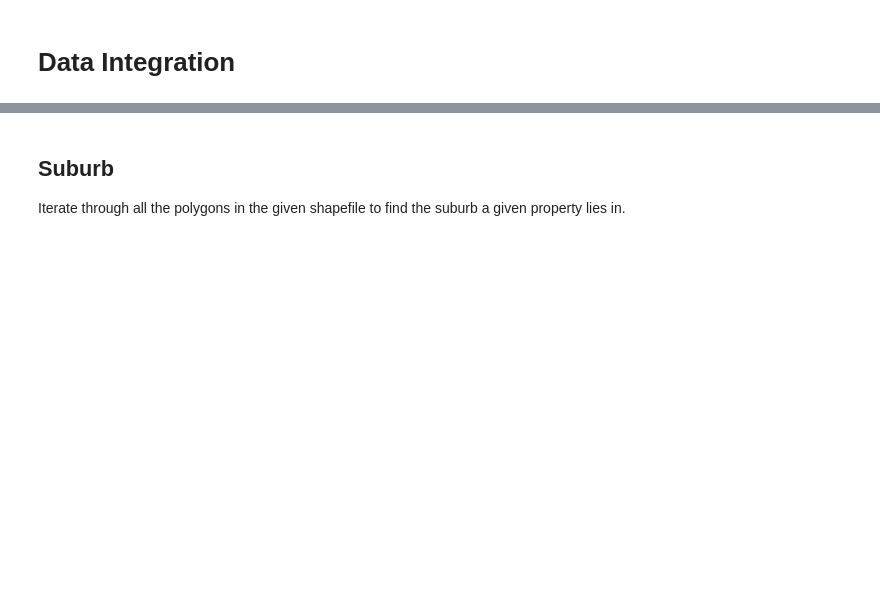
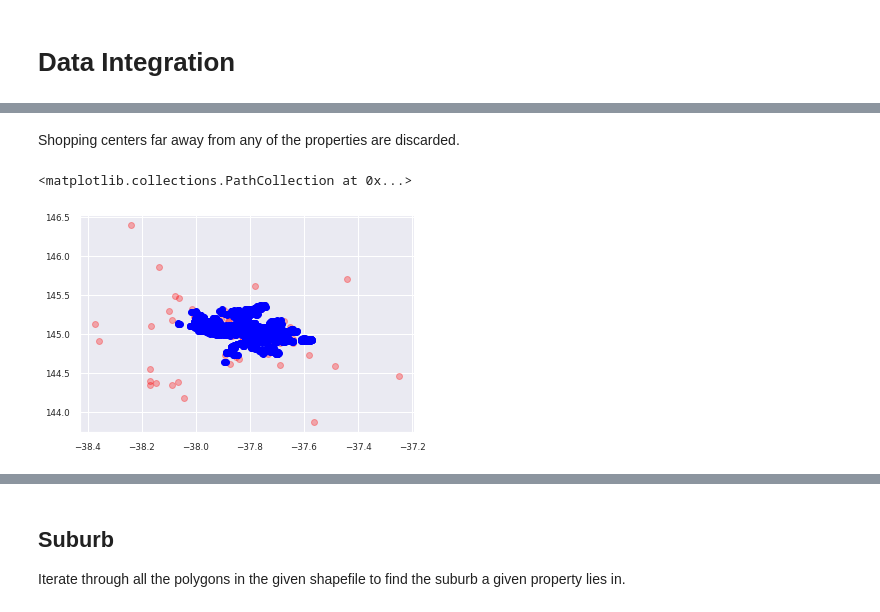
Before and after one commit to saiashirwad/ishan_dw, a Jupyter notebook: A3/A3.ipynb, the cells around one changed output, grey strips where cells are left out. Cells and saved outputs as stored; diff of their text form; code cells hidden in the pictures; blank space fills up the shorter version.

```diff
--- a/A3/A3.ipynb
+++ b/A3/A3.ipynb
@@ -93,3 +104,16 @@ sc_coordinates = [np.array((la, ln)) for la, ln in zip(lat, lng)]
+# %%
+shoppingcenters = shoppingcenters[(shoppingcenters.lat<-37) & (shoppingcenters.lng >143) &
+                (shoppingcenters.lat>-40) & (shoppingcenters.lng <147)]
+lat = [round(i, 6) for i in list(shoppingcenters.lat)]
+lng = [round(i, 6) for i in list(shoppingcenters.lng)]
+# %% [markdown]
+Shopping centers far away from any of the properties are discarded.
+# %%
+plt.scatter(lat, lng, color="red", alpha=0.3)
+plt.scatter(real_state.lat, real_state.lng, color="blue")
+# %% [output]
+<matplotlib.collections.PathCollection at 0x...>
+[figure, added]
 # %%
 stops = pd.read_csv("GTFS - Melbourne Train Information/stops.txt")
 ts_id = list(stops.stop_id)
```
Also changed, not shown: parts of 43 cells of this notebook.
